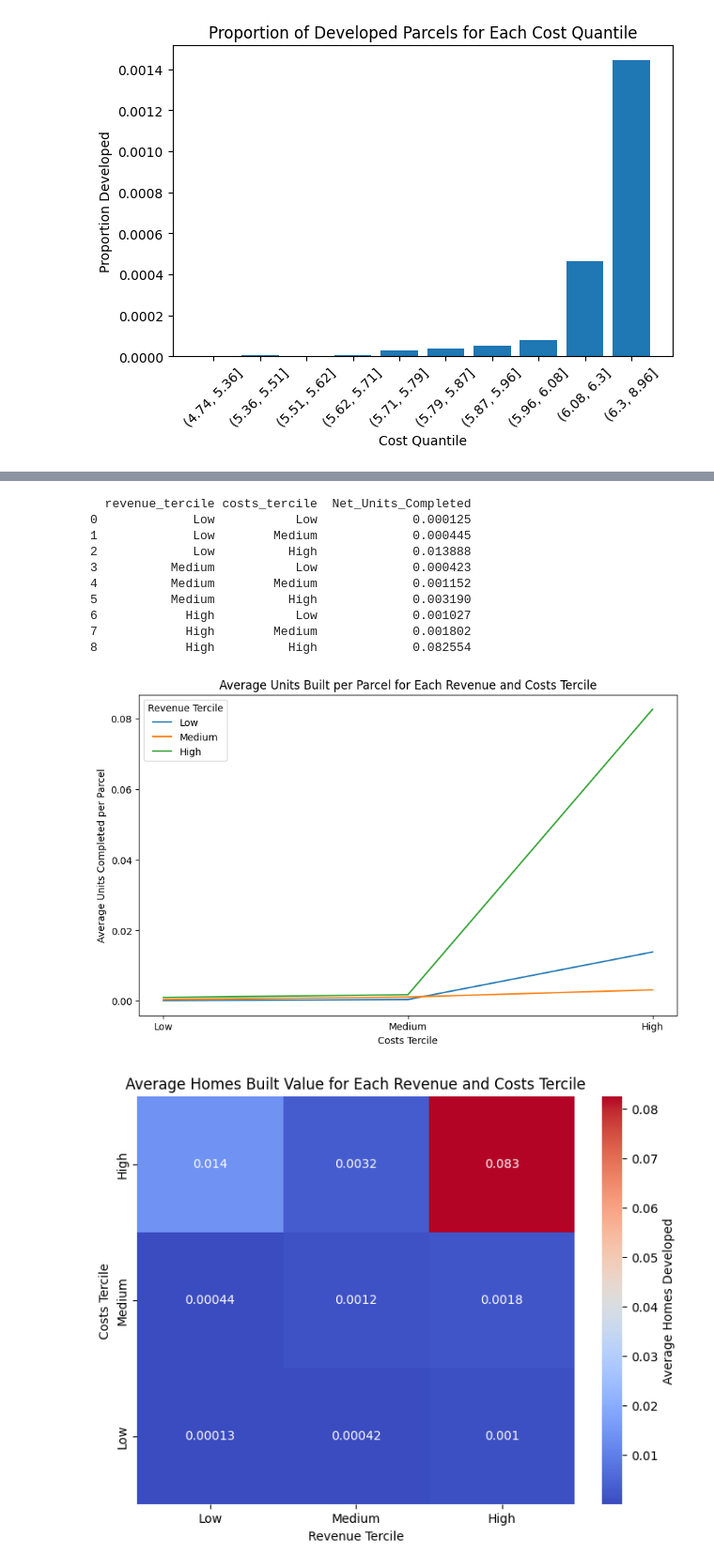
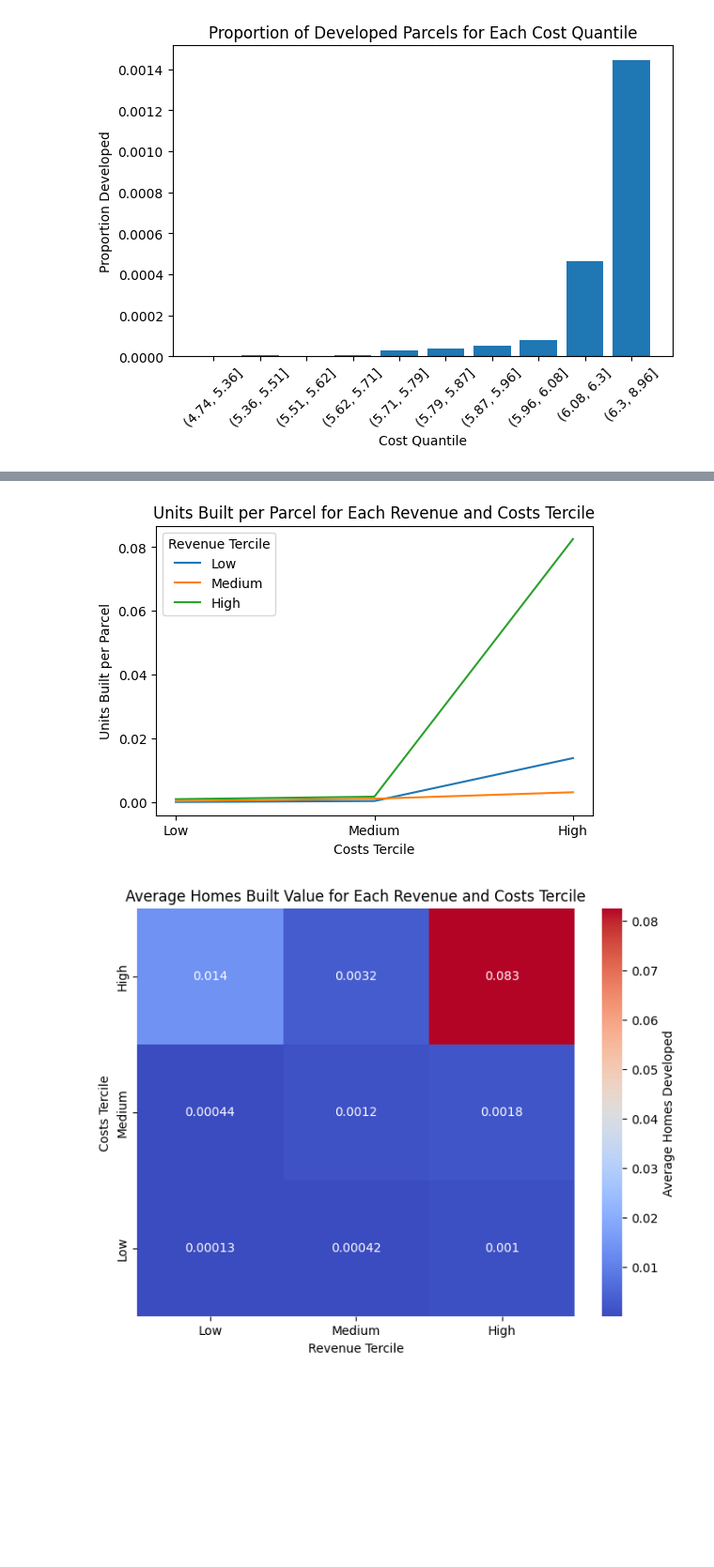
Before and after one commit to sdamerdji/dissertation, a Jupyter notebook: iv/fires iv.ipynb, the cells around one changed output, grey strips where cells are left out. Shown at 94% size. Saved outputs shown, nothing was run; the diff lists cells and outputs as text; code cells hidden in the pictures; blank space fills up the shorter version.

```diff
--- a/iv/fires iv.ipynb
+++ b/iv/fires iv.ipynb
@@ -298,31 +412,20 @@ plt.legend(title='Revenue Tercile')
 # %%
 # Group data by 'revenue_tercile' and 'costs_tercile' and calculate the mean of 'net_units_completed'
 grouped = df.groupby(['revenue_tercile', 'costs_tercile'])['Net_Units_Completed'].mean().reset_index()
 
-print(grouped)
 # Create the plot
-plt.figure(figsize=(10, 6))
+plt.figure(figsize=(6, 4))
 
 for label, df_subset in grouped.groupby('revenue_tercile'):
     plt.plot(df_subset['costs_tercile'], df_subset['Net_Units_Completed'], label=label)
 
-plt.title('Average Units Built per Parcel for Each Revenue and Costs Tercile')
-plt.xlabel('Costs Tercile')
-plt.ylabel('Average Units Completed per Parcel')
+plt.title('Units Built per Parcel for Each Revenue and Costs Tercile')
+plt.xlabel('Costs Tercile', fontsize=10)
+plt.ylabel('Units Built per Parcel', fontsize=10)
 plt.legend(title='Revenue Tercile')
 plt.savefig('./revenue_vs_cost_interact.png')
 # %% [output]
-  revenue_tercile costs_tercile  Net_Units_Completed
-0             Low           Low             0.000125
-1             Low        Medium             0.000445
-2             Low          High             0.013888
-3          Medium           Low             0.000423
-4          Medium        Medium             0.001152
-5          Medium          High             0.003190
-6            High           Low             0.001027
-7            High        Medium             0.001802
-8            High          High             0.082554
-[figure, old version]
+[figure, new version]
 # %%
 df = result[['revenue', 'costs', 'Developed', 'Net_Units_Completed']].copy()
 # Create terciles for 'revenue' and 'costs'
```
Also changed, not shown: parts of 18 cells of this notebook.
